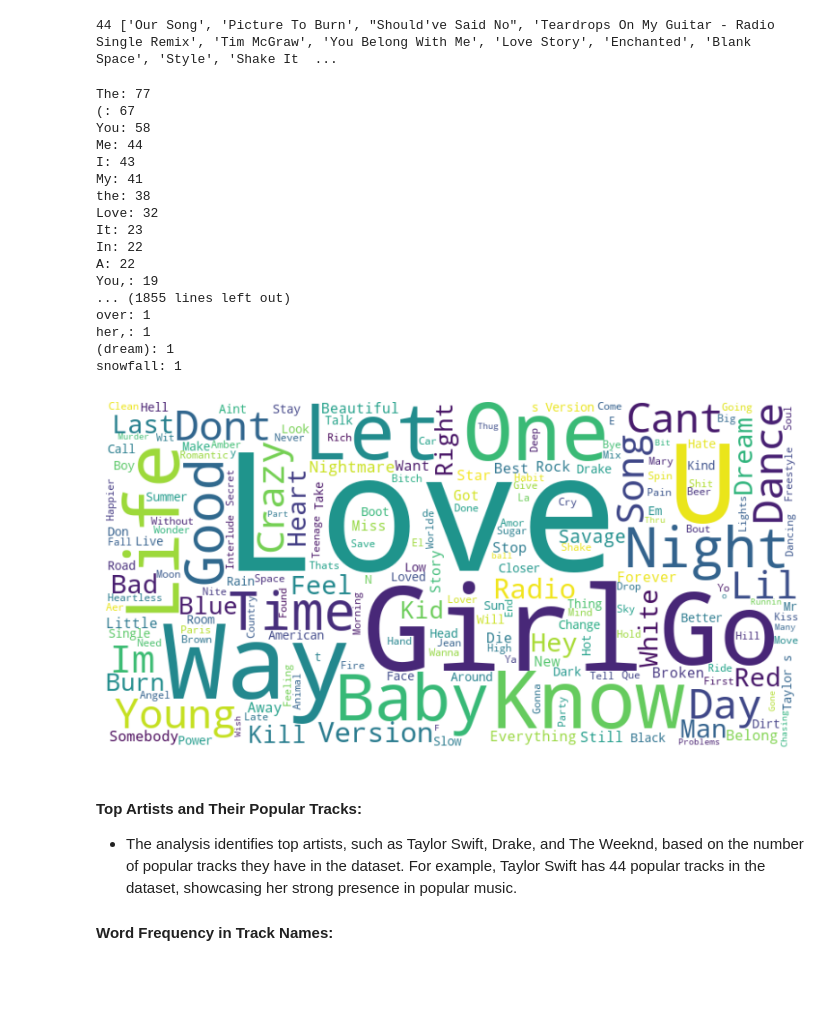
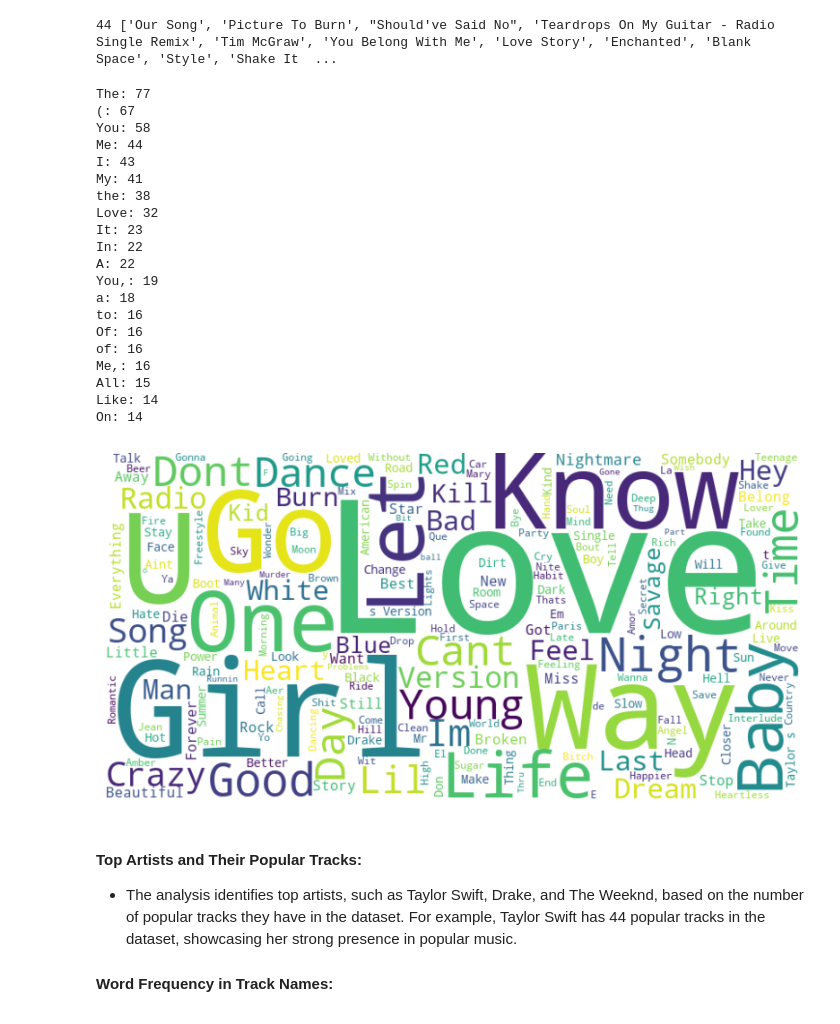
Before and after one commit to uktukt/SheGoesTech_Final_Project, a Jupyter notebook: fp_v1.1.ipynb, the cells around one changed output. Cells and saved outputs as stored; diff of their text form; code cells hidden in the pictures; blank space fills up the shorter version.

```diff
--- a/fp_v1.1.ipynb
+++ b/fp_v1.1.ipynb
@@ -1120,40 +1119,44 @@ def generate_wordcloud(text):
     plt.imshow(wordcloud, interpolation='bilinear')
     plt.axis('off')
     plt.show()
 
 # Concatenate all track_names into a single string
 all_track_names = ' '.join(df_neo4j['track_names'].astype(str))
 words_to_remove = ['feat', 'remix', 'ft', 'ft.', "'", '.', '-', '&', '[', ']', '(with']
 for word in words_to_remove:
     all_track_names = all_track_names.replace(word, "")
 
 
 word_counts = Counter(all_track_names.split())
 sorted_word_counts = dict(sorted(word_counts.items(), key=lambda item: item[1], reverse=True))
-for word, count in sorted_word_counts.items():
+top_20_words = dict(list(sorted_word_counts.items())[:20])
+for word, count in top_20_words.items():
     print(f'{word}: {count}')
 
 # Generate and display the word cloud
 generate_wordcloud(all_track_names)
 # %% [output]
 The: 77
 (: 67
 You: 58
 Me: 44
 I: 43
 My: 41
 the: 38
 Love: 32
 It: 23
 In: 22
 A: 22
 You,: 19
-... (1855 lines left out)
-over: 1
-her,: 1
-(dream): 1
-snowfall: 1
+a: 18
+to: 16
+Of: 16
+of: 16
+Me,: 16
+All: 15
+Like: 14
+On: 14
-[figure, old version]
+[figure, new version]
 # %% [markdown]
 #### Top Artists and Their Popular Tracks:
 
```
Also changed, not shown: parts of 2 cells of this notebook, 3 other files.
